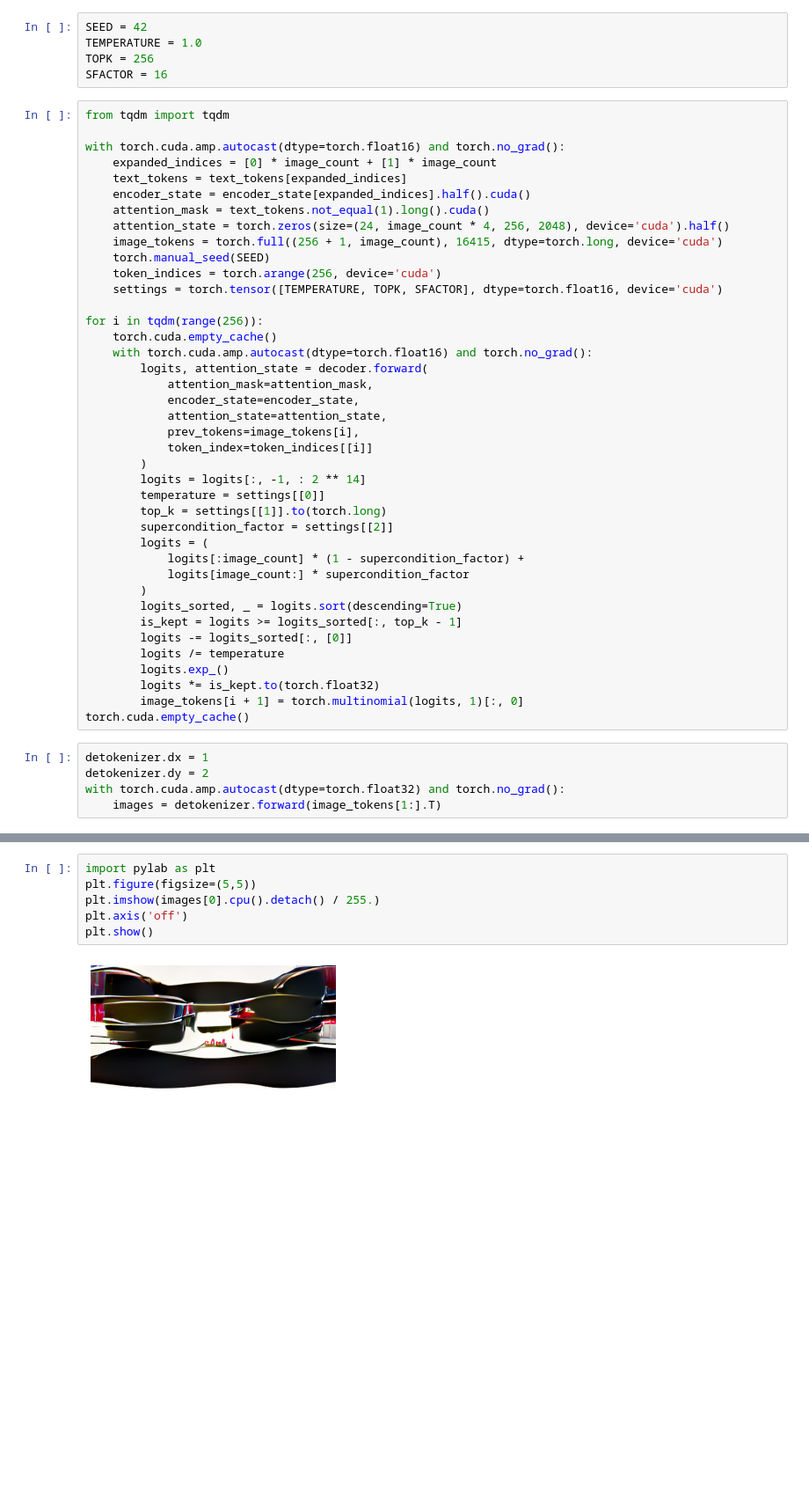
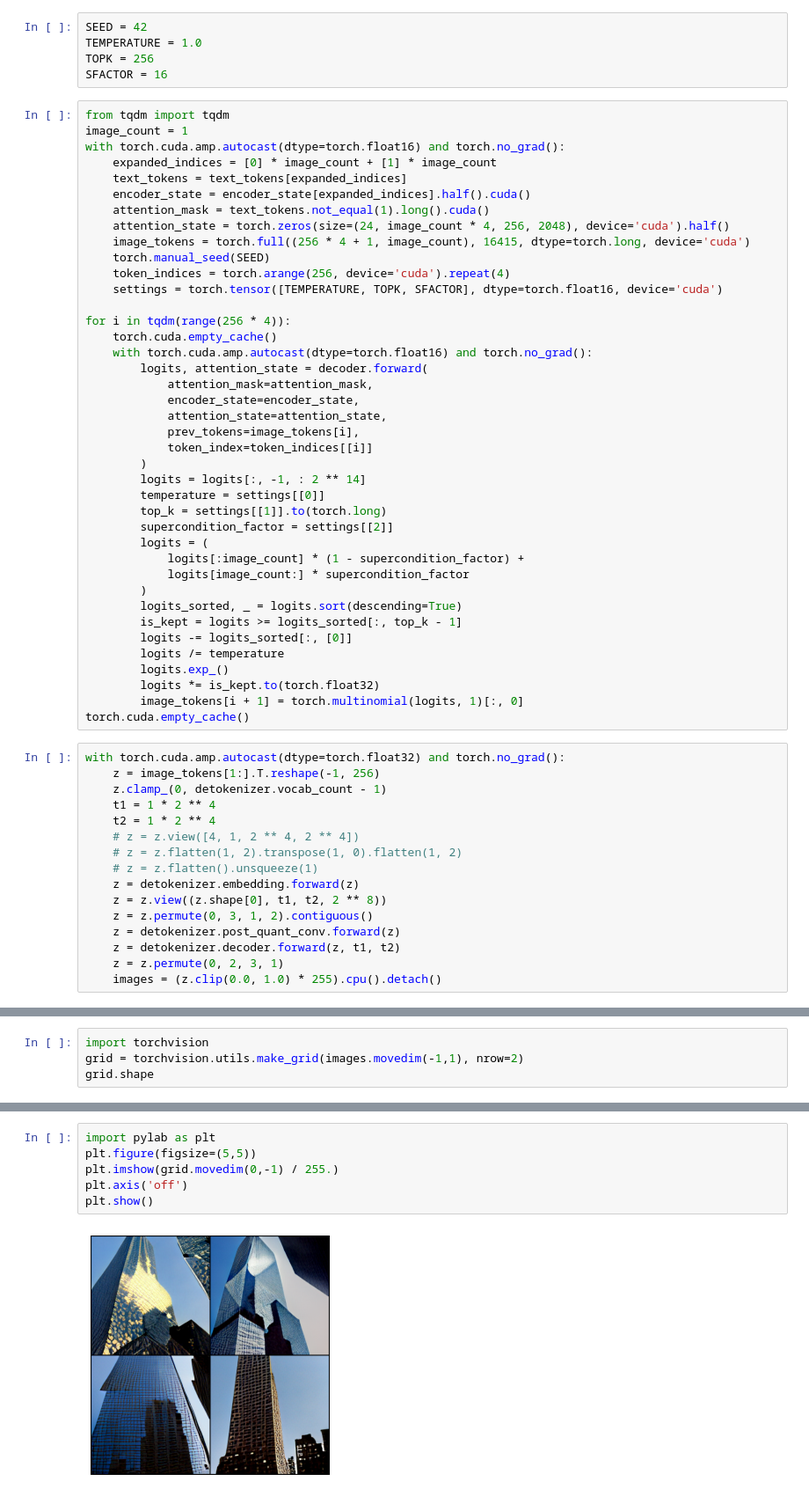
Before and after one commit to Airplaneless/dalle-trt-inference, a Jupyter notebook: pt_inference.ipynb, the cells around one changed output, grey strips where cells are left out. Shown: that part at 88% size. Cells and saved outputs as stored; diff of their text form; blank space fills up the shorter version.

Commit message:
remove dump aspect + 4x4 grid gen

```diff
--- a/pt_inference.ipynb
+++ b/pt_inference.ipynb
@@ -39,19 +39,19 @@ TOPK = 256
 SFACTOR = 16
 # %%
 from tqdm import tqdm
-
+image_count = 1
 with torch.cuda.amp.autocast(dtype=torch.float16) and torch.no_grad():
     expanded_indices = [0] * image_count + [1] * image_count
     text_tokens = text_tokens[expanded_indices]
     encoder_state = encoder_state[expanded_indices].half().cuda()
     attention_mask = text_tokens.not_equal(1).long().cuda()
     attention_state = torch.zeros(size=(24, image_count * 4, 256, 2048), device='cuda').half()
-    image_tokens = torch.full((256 + 1, image_count), 16415, dtype=torch.long, device='cuda')
+    image_tokens = torch.full((256 * 4 + 1, image_count), 16415, dtype=torch.long, device='cuda')
     torch.manual_seed(SEED)
-    token_indices = torch.arange(256, device='cuda')
+    token_indices = torch.arange(256, device='cuda').repeat(4)
     settings = torch.tensor([TEMPERATURE, TOPK, SFACTOR], dtype=torch.float16, device='cuda')
 
-for i in tqdm(range(256)):
+for i in tqdm(range(256 * 4)):
     torch.cuda.empty_cache()
     with torch.cuda.amp.autocast(dtype=torch.float16) and torch.no_grad():
         logits, attention_state = decoder.forward(
@@ -77,8 +77,19 @@ for i in tqdm(range(256)):
         logits *= is_kept.to(torch.float32)
         image_tokens[i + 1] = torch.multinomial(logits, 1)[:, 0]
 torch.cuda.empty_cache()
-# %%
-detokenizer.dx = 1
-detokenizer.dy = 2
-with torch.cuda.amp.autocast(dtype=torch.float32) and torch.no_grad():
-    images = detokenizer.forward(image_tokens[1:].T)
+# %%
+with torch.cuda.amp.autocast(dtype=torch.float32) and torch.no_grad():
+    z = image_tokens[1:].T.reshape(-1, 256)
+    z.clamp_(0, detokenizer.vocab_count - 1)
+    t1 = 1 * 2 ** 4
+    t2 = 1 * 2 ** 4
+    # z = z.view([4, 1, 2 ** 4, 2 ** 4])
+    # z = z.flatten(1, 2).transpose(1, 0).flatten(1, 2)
+    # z = z.flatten().unsqueeze(1)
+    z = detokenizer.embedding.forward(z)
+    z = z.view((z.shape[0], t1, t2, 2 ** 8))
+    z = z.permute(0, 3, 1, 2).contiguous()
+    z = detokenizer.post_quant_conv.forward(z)
+    z = detokenizer.decoder.forward(z, t1, t2)
+    z = z.permute(0, 2, 3, 1)
+    images = (z.clip(0.0, 1.0) * 255).cpu().detach()
@@ -88,0 +109,4 @@ torch.Size([1, 256, 512, 3])
+# %%
+import torchvision
+grid = torchvision.utils.make_grid(images.movedim(-1,1), nrow=2)
+grid.shape
@@ -89,8 +115,8 @@ torch.Size([1, 256, 512, 3])
 # %%
 import pylab as plt
 plt.figure(figsize=(5,5))
-plt.imshow(images[0].cpu().detach() / 255.)
+plt.imshow(grid.movedim(0,-1) / 255.)
 plt.axis('off')
 plt.show()
 # %% [output]
-[figure, old version]
+[figure, new version]
```
Also changed, not shown: parts of 5 cells of this notebook, 4 other files.
